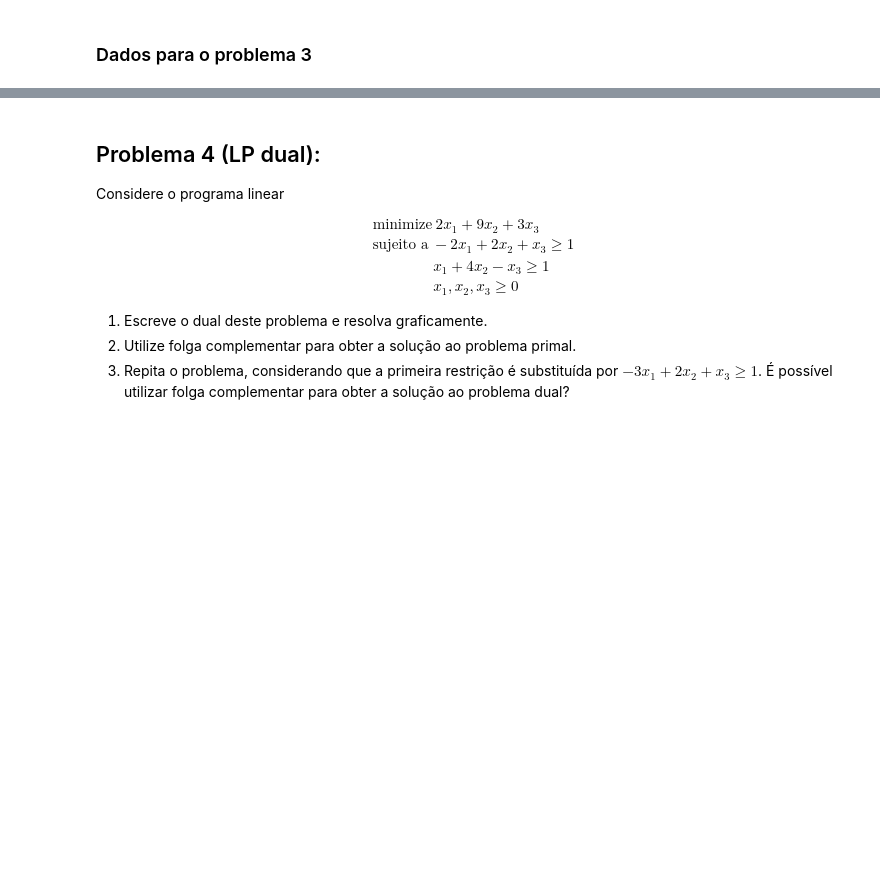
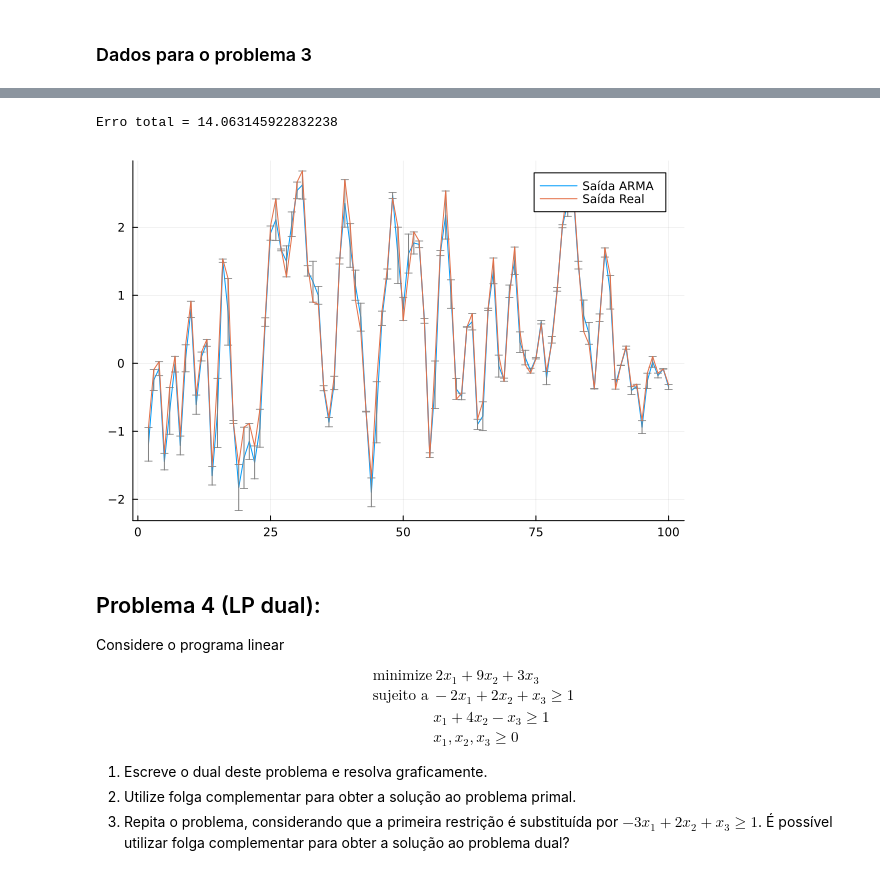
Before and after one commit to html-3/optimization-notebook-julia, a Jupyter notebook: lista2.ipynb, the cells around one changed output, grey strips where cells are left out. Cells and saved outputs as stored; diff of their text form; code cells hidden in the pictures; blank space fills up the shorter version.

```diff
--- a/lista2.ipynb
+++ b/lista2.ipynb
@@ -358,3 +467,58 @@ y = raw[:,2];
+# %%
+# 3) ARMA model
+# Properties of the model and signal
+imax = length(u)
+k = 1
+l = k
+
+m = Model(Ipopt.Optimizer)
+set_optimizer_attribute(m, "print_level", 0)
+@variable(m, x[1:k+l])
+
+# Creating the signal matrix for the model
+Y = zeros(imax - l, l)
+U = zeros(imax - k, k)
+for i in (l+1):imax
+  for j in 1:l
+    # Y[t] = [yt-1]
+    # U[t] = [ut]
+    Y[i-l, j] = y[i + j - l - 1]
+    U[i-k, j] = u[i + j - k]
+  end
+end
+#display(U)
+#display(Y)
+
+@objective(m, Min, sum((U*x[1:k] + Y*x[k+1:l+k]- y[l+1:imax]).^2))
+optimize!(m)
+
+function new_plot()
+  plot()
+end
+
+p = new_plot()
+
+yrm = zeros(imax)
+
+b = JuMP.value.(x[1:k])
+a = JuMP.value.(x[k+1:l+k])
+
+# ARMA signal
+for t in (l+1):imax
+    # y[t] = ∑ [b1]⋅(ut) + ∑ [a1]⋅(yt-1)
+    yrm[t] = sum(dot(b,reverse(u[t-k+1:t]))) + sum(dot(a,reverse(y[t-l:t-1])))
+end
+
+# Error vector
+error = [abs.(yrm[l+1:imax] - y[l+1:imax])]
+
+println("Erro total = ", sum(error...))
+
+plot!(p, [l+1:imax], yrm[l+1:imax], label="Saída ARMA", yerr = error', markerstrokecolor=:grey)
+plot!(p, [l+1:imax], y[l+1:imax], label="Saída Real")
+# %% [output]
+Erro total = 14.063145922832238
+[figure, added]
 # %% [markdown]
 ## Problema 4 (LP dual):
 Considere o programa linear
```
Also changed, not shown: parts of 5 cells of this notebook.
